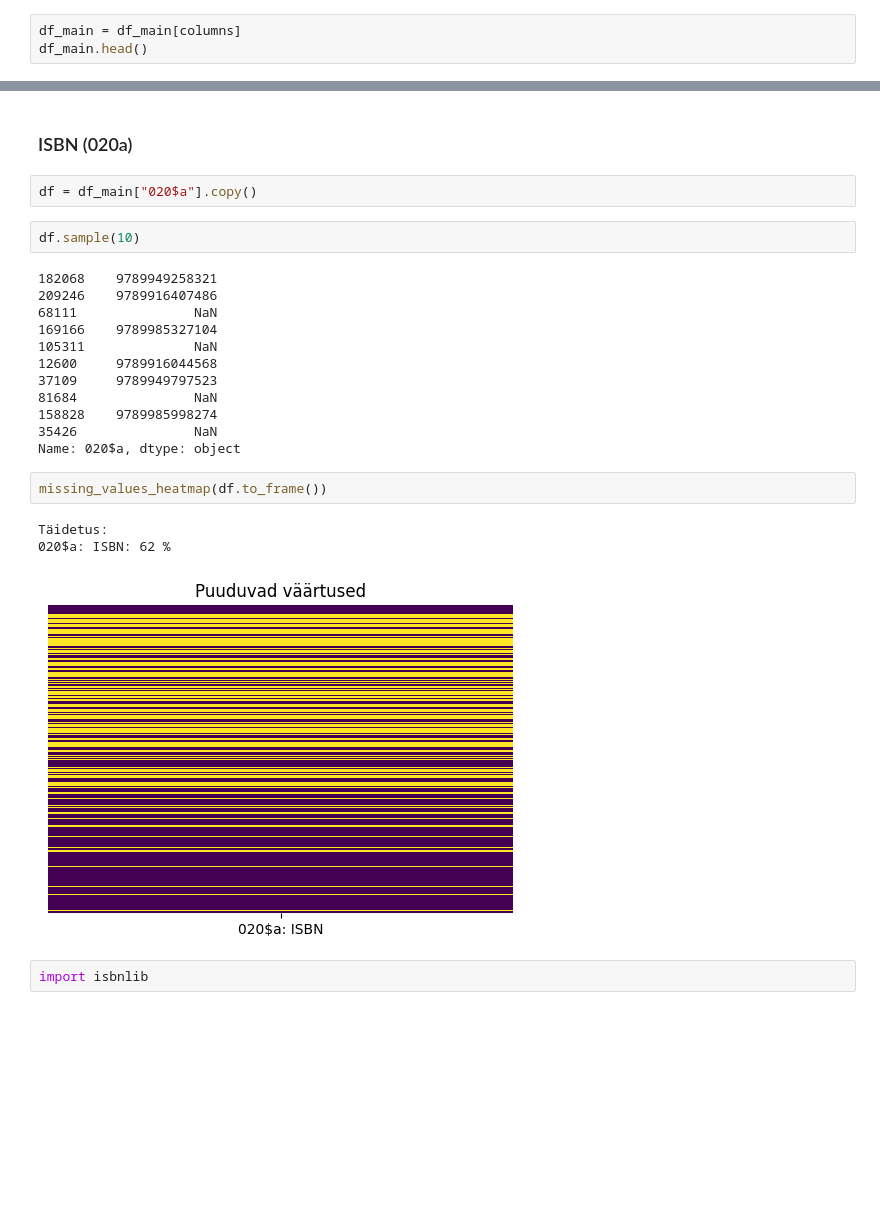
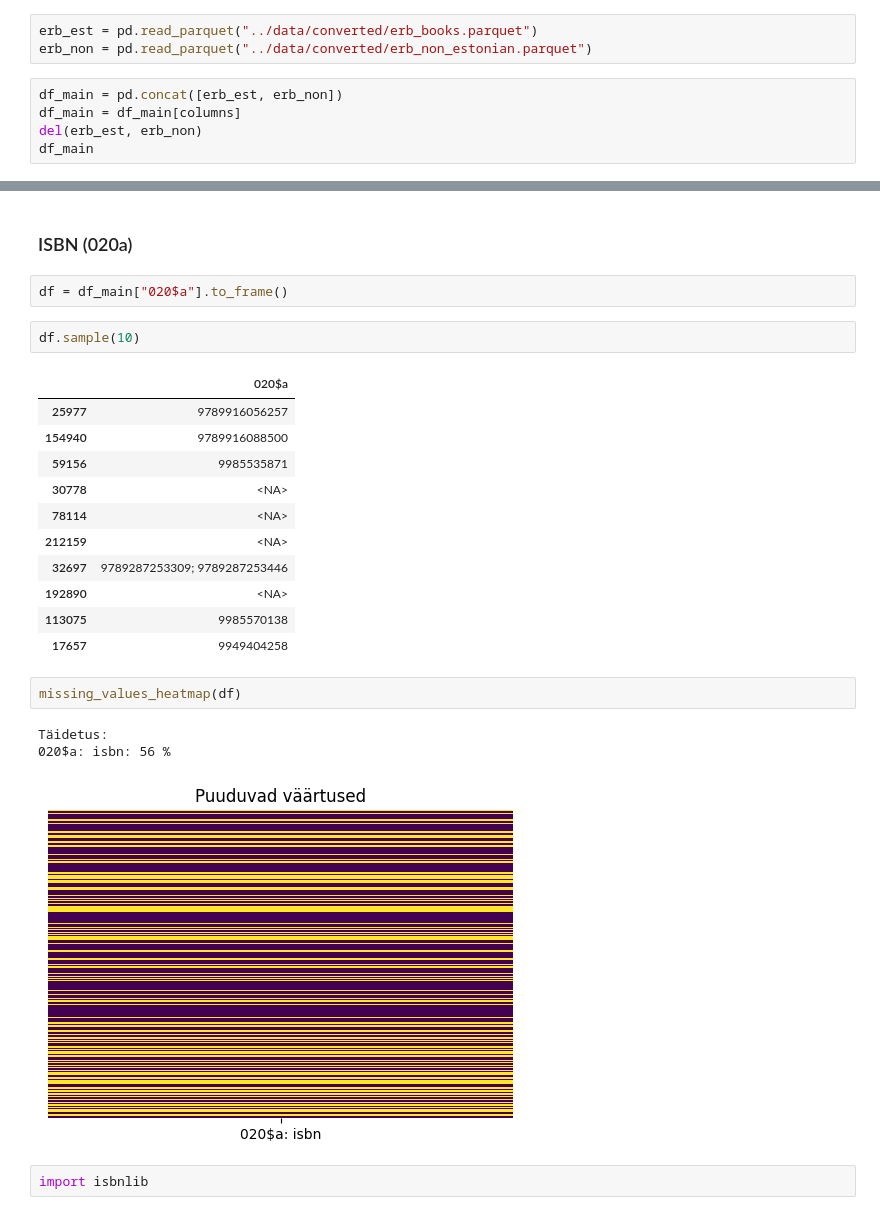
Before and after one commit to RaRa-digiLab/enb-curator, a Jupyter notebook: notebooks/filter-and-clean.ipynb, the cells around one changed output, grey strips where cells are left out. Cells and saved outputs as stored; diff of their text form; blank space fills up the shorter version.

```diff
--- a/notebooks/filter-and-clean.ipynb
+++ b/notebooks/filter-and-clean.ipynb
@@ -20,4 +18,9 @@ df_main = pd.read_parquet("../data/raw/erb_books_converted_190224.parquet")
+# %%
+erb_est = pd.read_parquet("../data/converted/erb_books.parquet")
+erb_non = pd.read_parquet("../data/converted/erb_non_estonian.parquet")
 # %%
+df_main = pd.concat([erb_est, erb_non])
 df_main = df_main[columns]
-df_main.head()
+del(erb_est, erb_non)
+df_main
 # %% [output]
@@ -89,27 +142,27 @@ def regex_coverage(df, col, pattern):
 # %% [markdown]
 ### ISBN (020a)
 # %%
-df = df_main["020$a"].copy()
+df = df_main["020$a"].to_frame()
 # %%
 df.sample(10)
 # %% [output]
-182068    9789949258321
-209246    9789916407486
-68111               NaN
-169166    9789985327104
-105311              NaN
-12600     9789916044568
-37109     9789949797523
-81684               NaN
-158828    9789985998274
-35426               NaN
-Name: 020$a, dtype: object
+|  | 020$a |
+| 25977 | 9789916056257 |
+| 154940 | 9789916088500 |
+| 59156 | 9985535871 |
+| 30778 | <NA> |
+| 78114 | <NA> |
+| 212159 | <NA> |
+| 32697 | 9789287253309; 9789287253446 |
+| 192890 | <NA> |
+| 113075 | 9985570138 |
+| 17657 | 9949404258 |
 # %%
-missing_values_heatmap(df.to_frame())
+missing_values_heatmap(df)
 # %% [output]
 Täidetus:
-020$a: ISBN: 62 %
+020$a: isbn: 56 %
-[figure, old version]
+[figure, new version]
 # %%
 import isbnlib
 # %%
```
Also changed, not shown: parts of 11 cells of this notebook.
